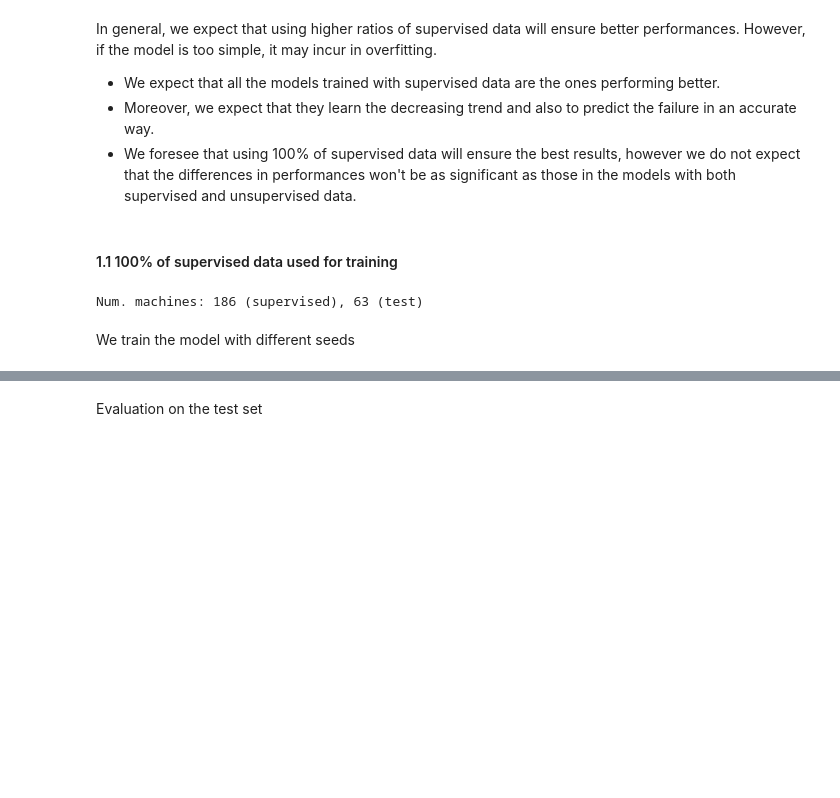
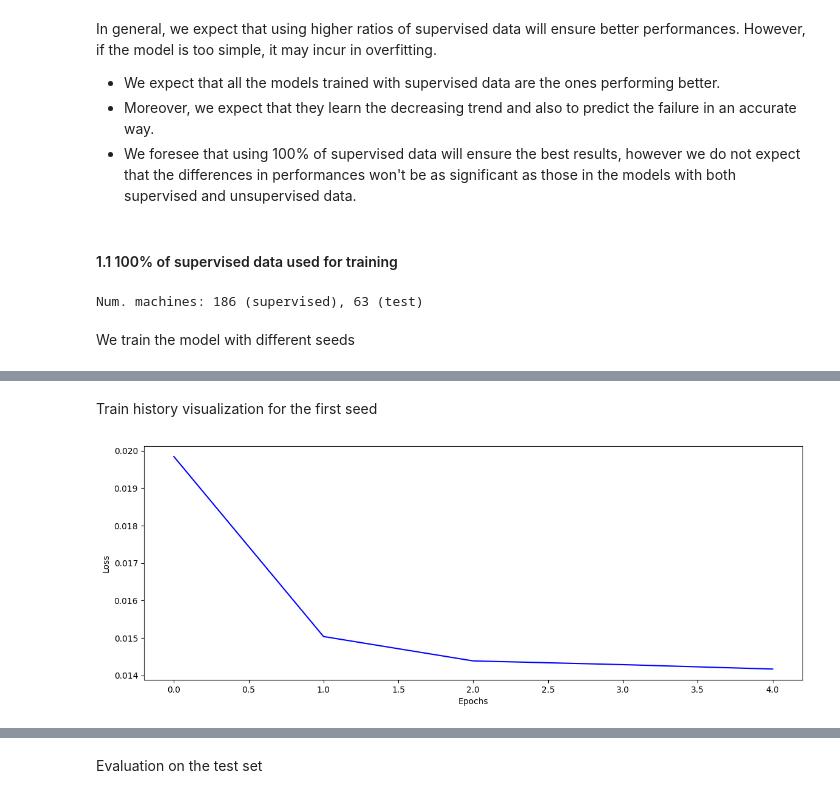
Before and after one commit to giorgiapavani/AI-in-Industry, a Jupyter notebook: notebooks/Project.ipynb, the cells around one changed output, grey strips where cells are left out. Drawn from its saved outputs; the diff is of its cells as text; code cells hidden in the pictures; blank space fills up the shorter version.

```diff
--- a/notebooks/Project.ipynb
+++ b/notebooks/Project.ipynb
@@ -192,0 +240,2 @@ Epoch 20/20
+# %% [markdown]
+Train history visualization for the first seed
@@ -192,0 +245,9 @@ Epoch 20/20
+# %%
+# plot history of the last model
+plt.figure(figsize=figsize)
+plt.plot(history[:epochs]['loss'], color='blue') # seleziona primo seed
+plt.xlabel('Epochs')
+plt.ylabel('Loss')
+plt.show()
+# %% [output]
+[figure, added]
```
Also changed, not shown: parts of 15 cells of this notebook, 12 other files.
